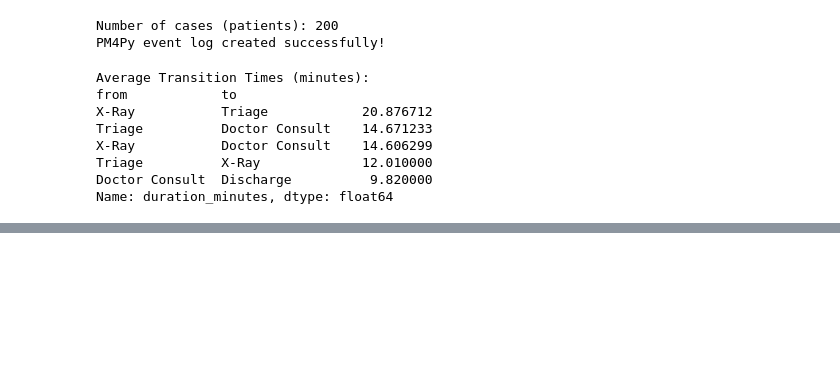
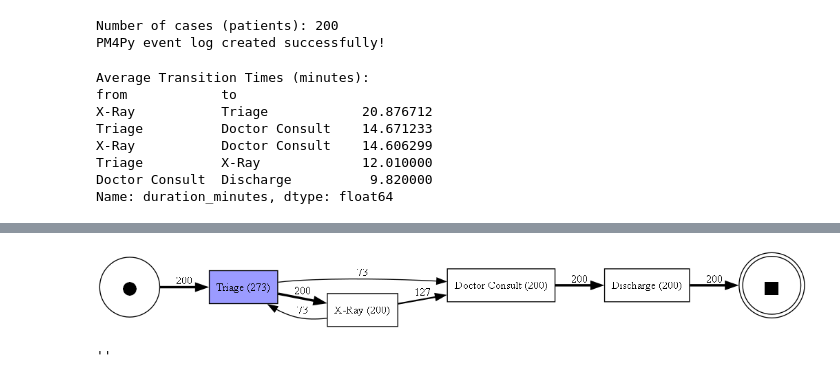
Before and after one commit to anaghaspillai/CareFlow-Clinical-Pathway-Analytics, a Jupyter notebook: notebooks/eda.ipynb, the cells around one changed output, grey strips where cells are left out. Cells and saved outputs as stored; diff of their text form; code cells hidden in the pictures; blank space fills up the shorter version.

Commit message:
Add PM4Py DFG and Petri net process discovery, confirms 36.5% bottleneck algorithmically

```diff
--- a/notebooks/eda.ipynb
+++ b/notebooks/eda.ipynb
@@ -155,3 +168,9 @@ X-Ray           Doctor Consult    14.606299
 Triage          X-Ray             12.010000
 Doctor Consult  Discharge          9.820000
 Name: duration_minutes, dtype: float64
+# %%
+# Convert to PM4Py event log format
+log_df["time:timestamp"] = pd.to_datetime(log_df["time:timestamp"])
+event_log = pm4py.format_dataframe(log_df, case_id="case:concept:name",
+                                     activity_key="concept:name",
+                                     timestamp_key="time:timestamp")
@@ -157,0 +183,10 @@ Name: duration_minutes, dtype: float64
+# %%
+# Discover Directed Graph (DFG)
+dfg, start_activities, end_activities = pm4py.discover_dfg(event_log)
+pm4py.view_dfg(dfg, start_activities, end_activities)
+# %% [output]
+[figure, added]
+# %%
+pm4py.save_vis_dfg(dfg, start_activities, end_activities, "dfg_output.png")
+# %% [output]
+''
```
Also changed, not shown: parts of 5 cells of this notebook, 2 other files.
